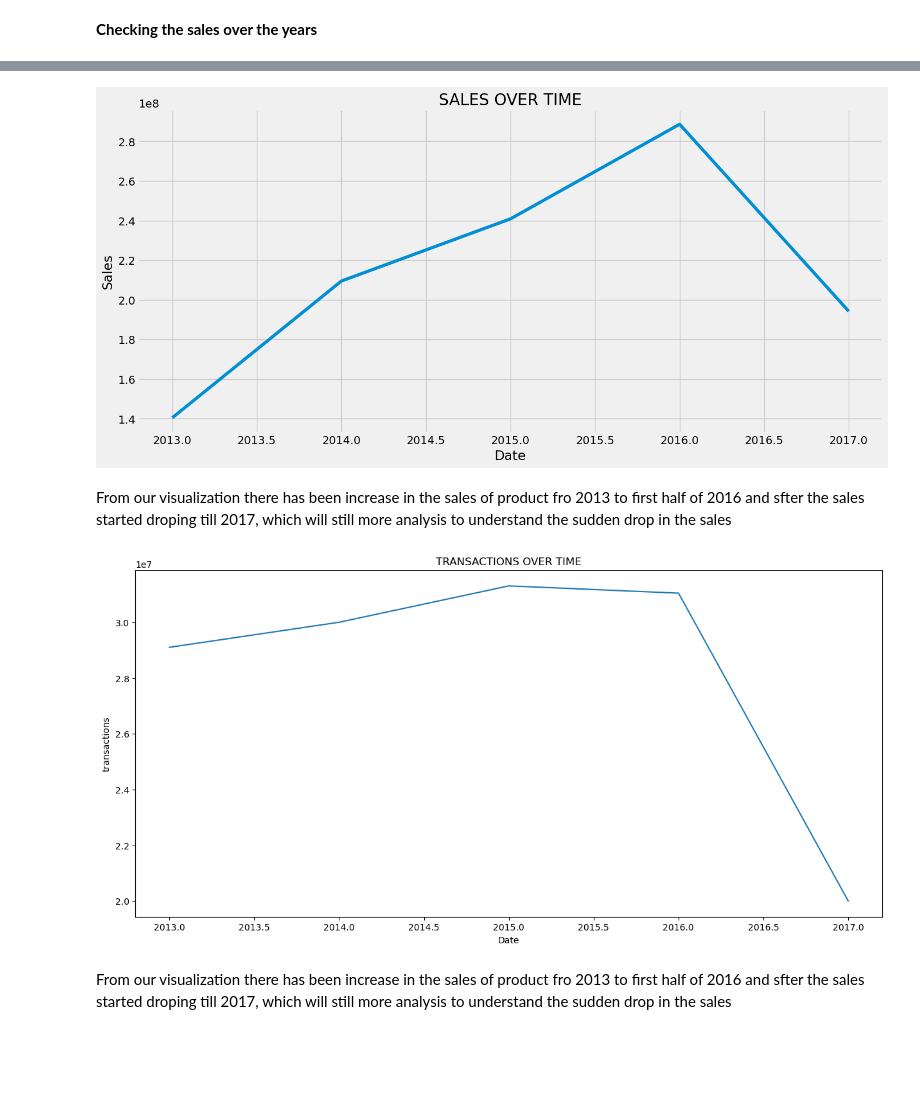
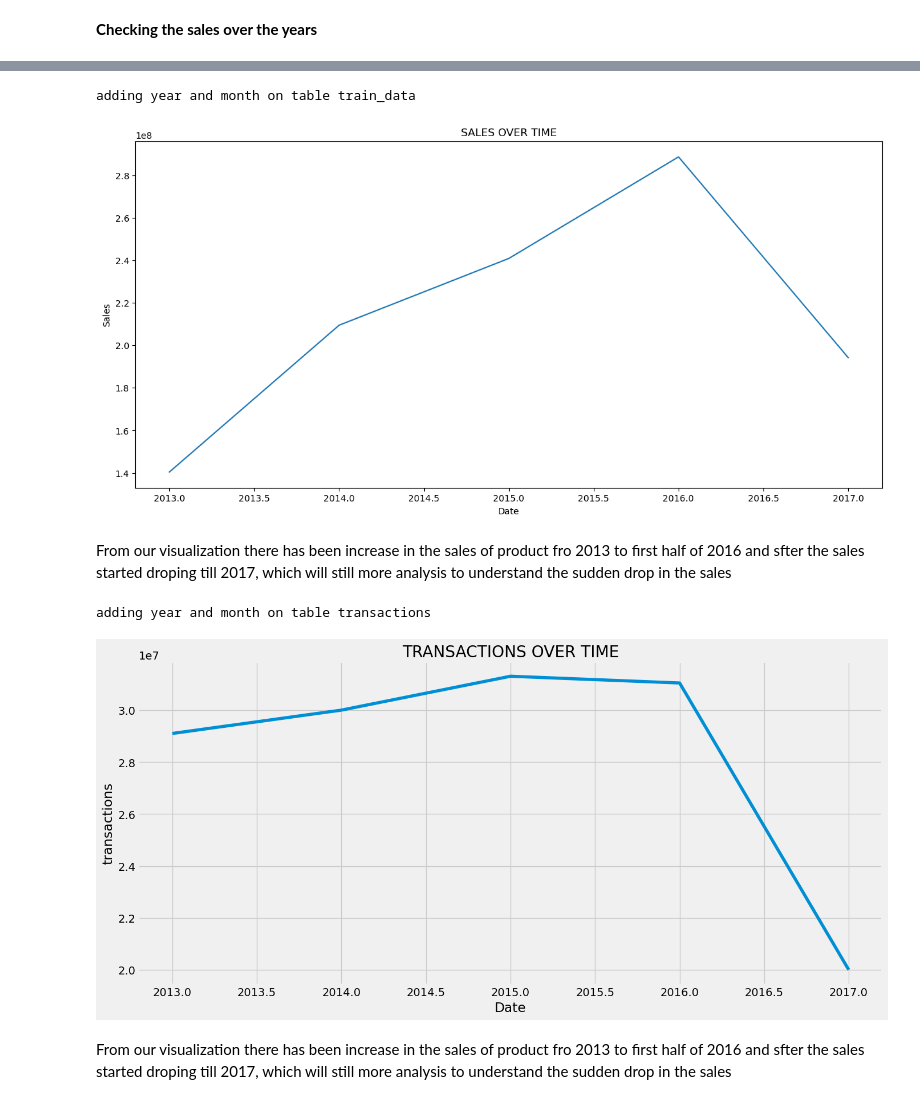
Before and after one commit to obiuzoma/LP3_project, a Jupyter notebook: lp3.ipynb, the cells around one changed output, grey strips where cells are left out. Cells and saved outputs as stored; diff of their text form; code cells hidden in the pictures; blank space fills up the shorter version.

```diff
--- a/lp3.ipynb
+++ b/lp3.ipynb
@@ -159,7 +159,7 @@ oil_df.drop(columns="Unnamed: 0", axis=1, inplace=True)
 #  loading of csv data set
 # %%
 # reading the csv file and seting the date as date type
-test_data = pd.read_csv("test.csv", parse_dates=["date"])
-train_data = pd.read_csv("train.csv", parse_dates=["date"])
-transactions = pd.read_csv("transactions.csv",parse_dates=["date"])
+test_data = pd.read_csv("test.csv")
+train_data = pd.read_csv("train.csv")
+transactions = pd.read_csv("transactions.csv")
 sample_data = pd.read_csv("sample_submission.csv")
@@ -588,18 +599,27 @@ plt.show()
 # %%
+# change date column to date time
+train_data['date'] = pd.to_datetime(train_data['date'])
+#  add year and month column to the table
+add_year_month_(train_data, 'train_data')
 sales_time = train_data.groupby("year").sales.sum().reset_index()
 sales_time = sales_time.set_index("year")
 sales_time.plot(legend=False, figsize=(15, 7))
 
 plt.title("SALES OVER TIME")
 plt.ylabel("Sales")
 plt.xlabel("Date")
 plt.style.use("fivethirtyeight")
 plt.show()
 # %% [output]
+adding year and month on table train_data
-[figure, old version]
+[figure, new version]
 # %% [markdown]
 From our visualization there has been increase in the sales of product fro 2013 to first half of 2016 and sfter the sales started droping till 2017, which will still more analysis to understand the sudden drop in the sales
 # %%
+# change date column to date time
+transactions['date'] = pd.to_datetime(transactions['date'])
+#  add year and month column to the table
+add_year_month_(transactions, 'transactions')
 sales_time = transactions.groupby("year").transactions.sum().reset_index()
 sales_time = sales_time.set_index("year")
 sales_time.plot(legend=False, figsize=(15, 7))
@@ -610,7 +630,8 @@ plt.xlabel("Date")
 plt.style.use("fivethirtyeight")
 plt.show()
 # %% [output]
+adding year and month on table transactions
-[figure, old version]
+[figure, new version]
 # %% [markdown]
 From our visualization there has been increase in the sales of product fro 2013 to first half of 2016 and sfter the sales started droping till 2017, which will still more analysis to understand the sudden drop in the sales
 # %% [markdown]
```
Also changed, not shown: parts of 53 cells of this notebook.
